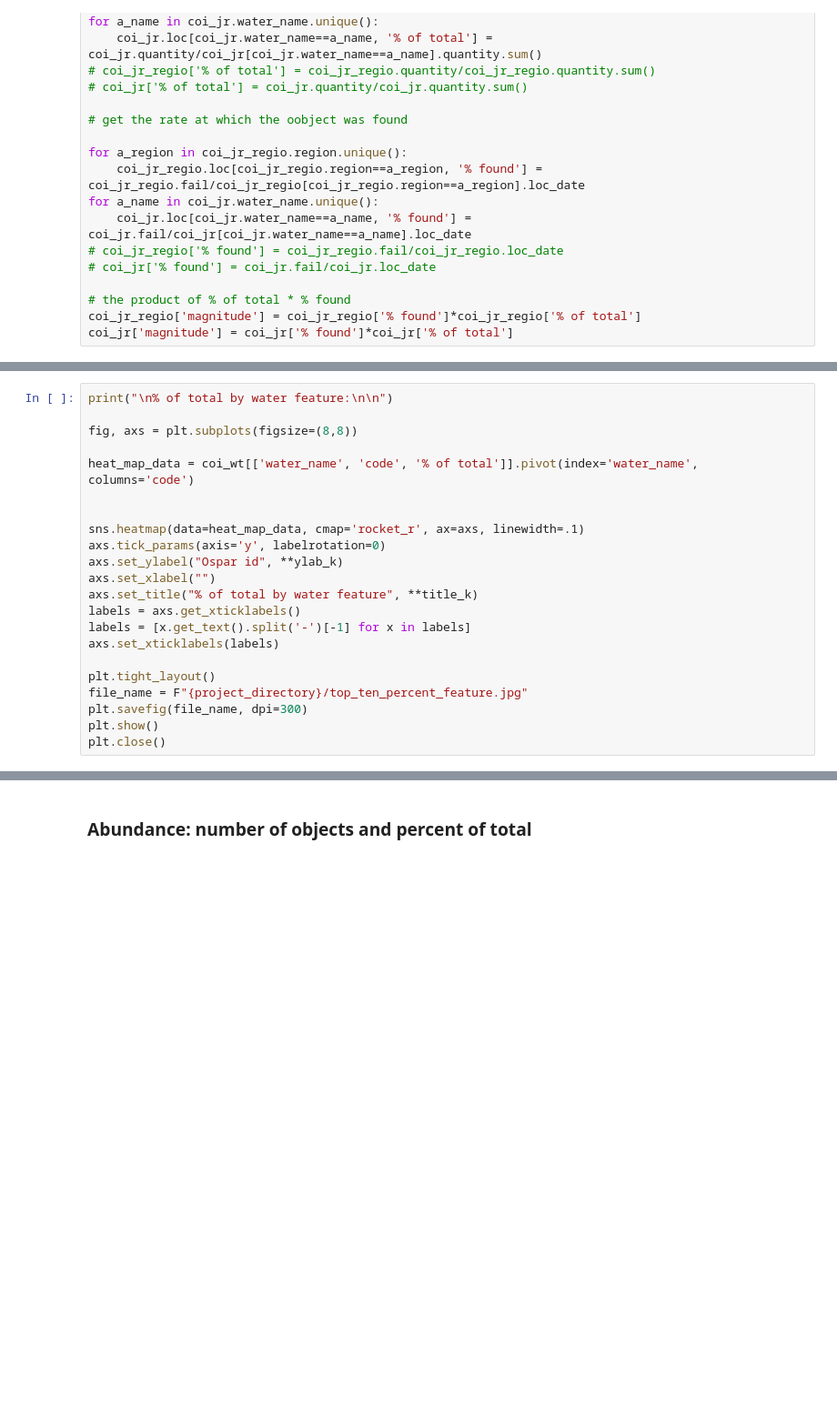
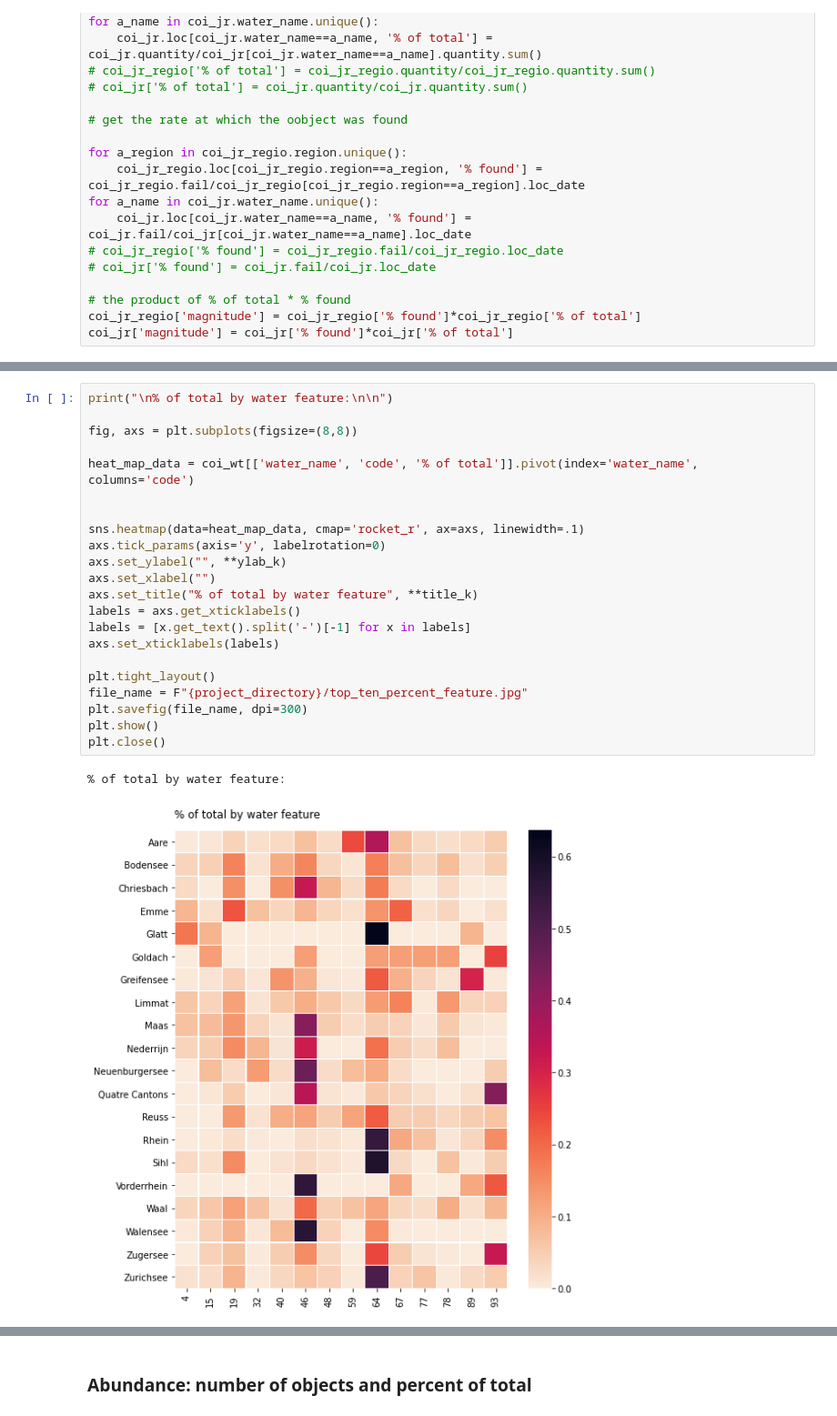
Before and after one commit to hammerdirt-analyst/rhinecode, a Jupyter notebook: use_a_class.ipynb, the cells around one changed output, grey strips where cells are left out. Shown at 91% size. Drawn from its saved outputs; the diff is of its cells as text; blank space fills up the shorter version.

```diff
--- a/use_a_class.ipynb
+++ b/use_a_class.ipynb
@@ -602,25 +701,28 @@ plt.close()
 # %%
 print("\n% of total by water feature:\n\n")
 
 fig, axs = plt.subplots(figsize=(8,8))
 
 heat_map_data = coi_wt[['water_name', 'code', '% of total']].pivot(index='water_name', columns='code')
 
 
 sns.heatmap(data=heat_map_data, cmap='rocket_r', ax=axs, linewidth=.1)
 axs.tick_params(axis='y', labelrotation=0)
-axs.set_ylabel("Ospar id", **ylab_k)
+axs.set_ylabel("", **ylab_k)
 axs.set_xlabel("")
 axs.set_title("% of total by water feature", **title_k)
 labels = axs.get_xticklabels()
 labels = [x.get_text().split('-')[-1] for x in labels]
 axs.set_xticklabels(labels)
 
 plt.tight_layout()
 file_name = F"{project_directory}/top_ten_percent_feature.jpg"
 plt.savefig(file_name, dpi=300)
 plt.show()
 plt.close()
+# %% [output]
+% of total by water feature:
+[figure, added]
 # %%
 print("\naverage pieces per meter by water feature:\n\n")
 
```
Also changed, not shown: parts of 16 cells of this notebook, 7 other files.
